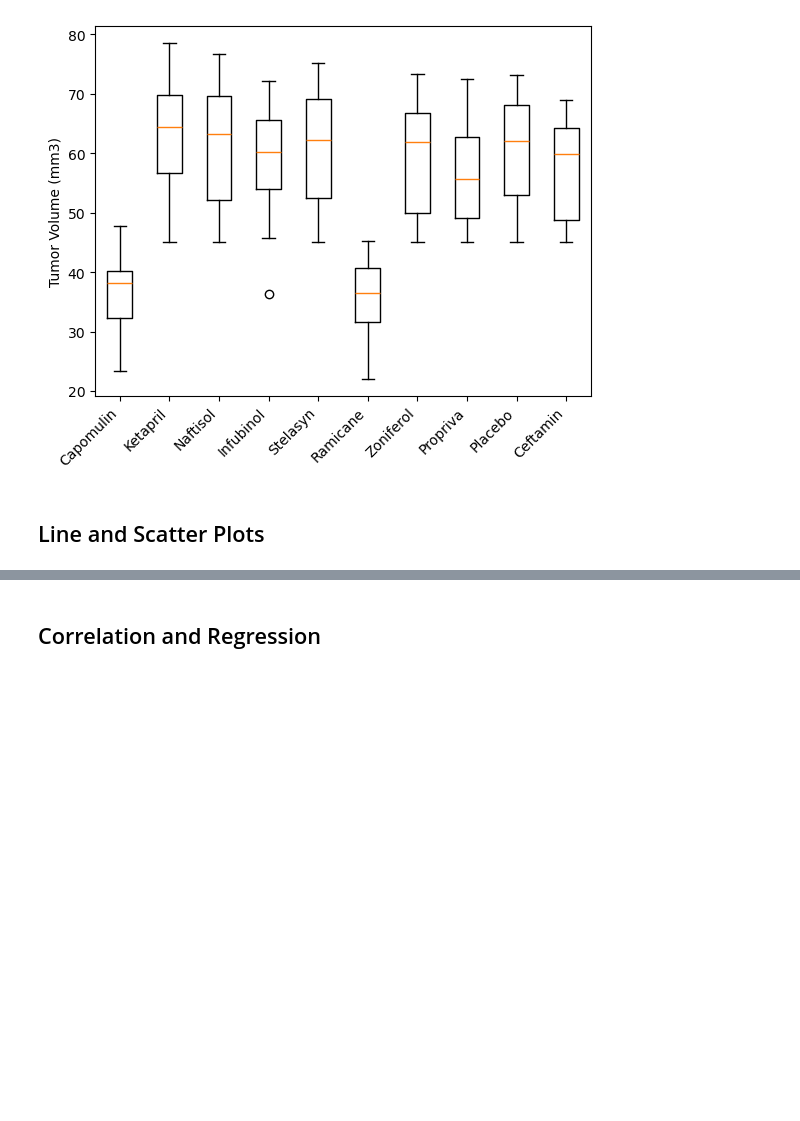
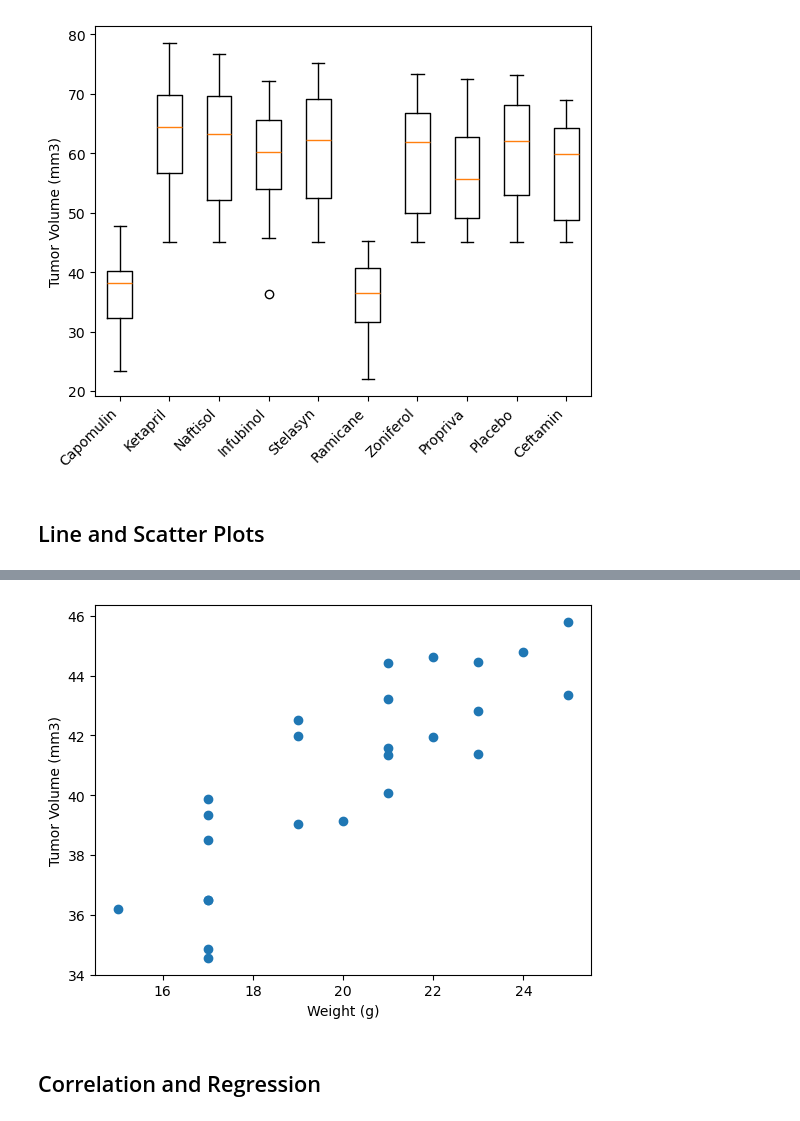
Before and after one commit to mpeck34/Module-5-Challenge, a Jupyter notebook: Pymaceuticals/pymaceuticals.ipynb, the cells around one changed output, grey strips where cells are left out. Saved outputs shown, nothing was run; the diff lists cells and outputs as text; code cells hidden in the pictures; blank space fills up the shorter version.

```diff
--- a/Pymaceuticals/pymaceuticals.ipynb
+++ b/Pymaceuticals/pymaceuticals.ipynb
@@ -258,5 +270,14 @@ plt.show()
 # %%
 # Generate a scatter plot of mouse weight vs. the average observed tumor volume for the entire Capomulin regimen
+all_capomulin = mouse_study_combined[mouse_study_combined["Drug Regimen"] == "Capomulin"]
+tumor_mean = all_capomulin.groupby("Mouse ID")["Tumor Volume (mm3)"].mean()
+weight_mean = all_capomulin.groupby("Mouse ID")["Weight (g)"].mean()
+plt.scatter(weight_mean, tumor_mean)
+plt.xlabel("Weight (g)")
+plt.ylabel("Tumor Volume (mm3)")
+plt.show()
+# %% [output]
+[figure, added]
 # %% [markdown]
 ## Correlation and Regression
 # %%
```
Also changed, not shown: parts of 5 cells of this notebook.
